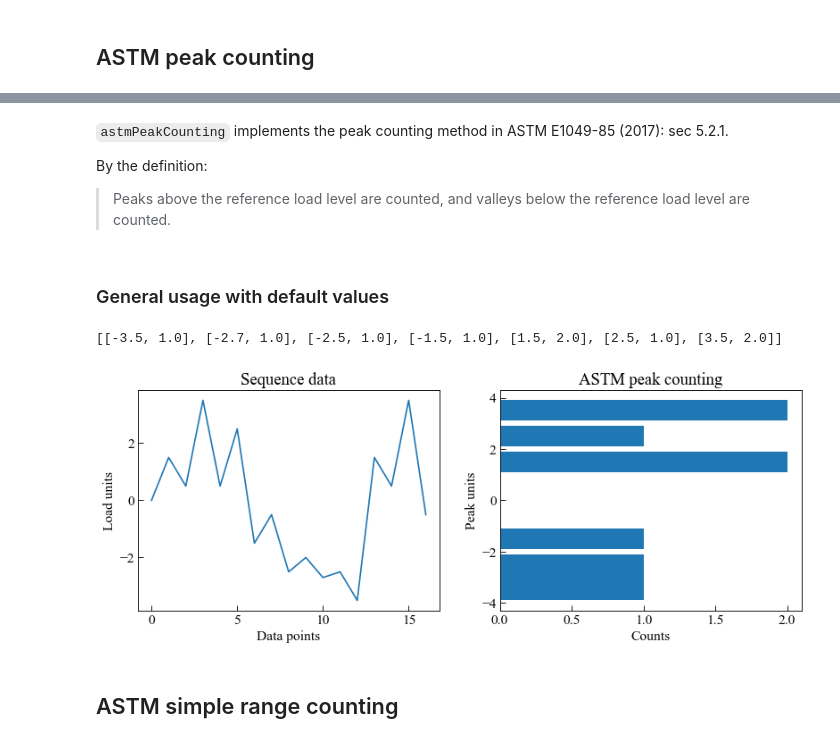
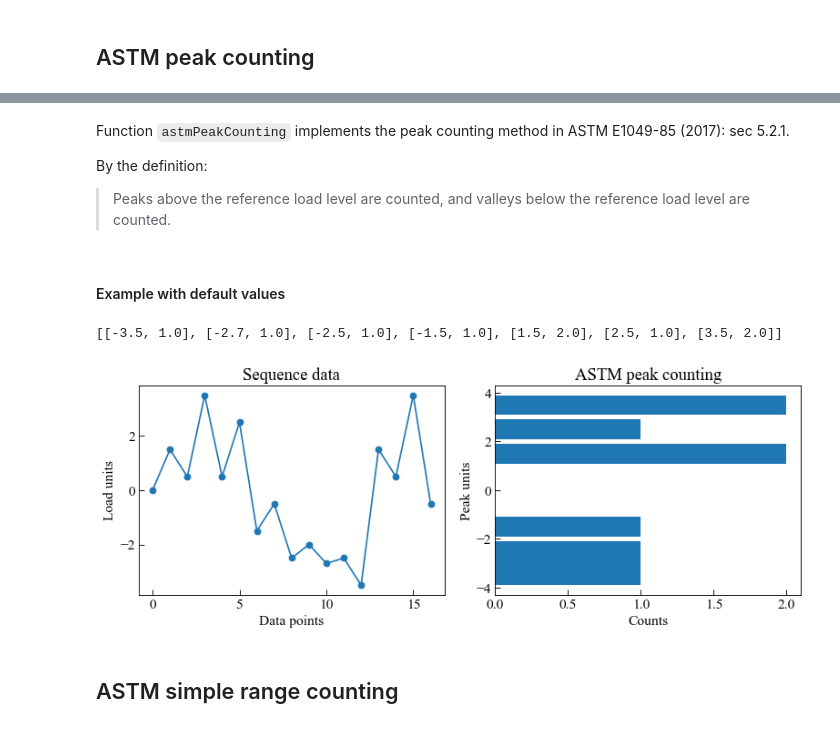
Before and after one commit to dpzhuX/ffpack, a Jupyter notebook: docs/source/cycle counting methods.ipynb, the cells around one changed output, grey strips where cells are left out. Cells and saved outputs as stored; diff of their text form; code cells hidden in the pictures.

```diff
--- a/docs/source/cycle counting methods.ipynb
+++ b/docs/source/cycle counting methods.ipynb
@@ -63,43 +95,44 @@ plt.show()
 # %% [markdown]
-`astmPeakCounting` implements the peak counting method in ASTM E1049-85 (2017): sec 5.2.1.
+Function `astmPeakCounting` implements the peak counting method in ASTM E1049-85 (2017): sec 5.2.1.
 
 By the definition:
 
 > Peaks above the reference load level are counted, and valleys below the reference load level are counted.
 # %% [markdown]
-### General usage with default values
+#### Example with default values
 # %%
 from ffpack.lcc import astmPeakCounting
 # %%
 astmPcSequenceData = [ 0.0, 1.5, 0.5, 3.5, 0.5, 2.5, -1.5, -0.5, -2.5,
                        -2.0, -2.7, -2.5, -3.5, 1.5, 0.5, 3.5, -0.5 ]
 
-astmPcData = astmPeakCounting( astmPcSequenceData )
+astmPcData = astmPeakCounting( astmPcSequenceData, refLevel=0.0 )
 # %%
 print( astmPcData )
 # %% [output]
 [[-3.5, 1.0], [-2.7, 1.0], [-2.5, 1.0], [-1.5, 1.0], [1.5, 2.0], [2.5, 1.0], [3.5, 2.0]]
 # %%
-fig, ( ax1, ax2 ) = plt.subplots( 1, 2, figsize=( 12, 4 ) )
+fig, ( ax1, ax2 ) = plt.subplots( 1, 2, figsize=( 10, 4 ) )
 
-ax1.plot( astmPcSequenceData )
+ax1.plot( astmPcSequenceData, "o-" )
 
 ax1.tick_params( axis='x', direction="in", length=5 )
 ax1.tick_params( axis='y', direction="in", length=5 )
 ax1.set_ylabel( "Load units" )
 ax1.set_xlabel( "Data points" )
 ax1.set_title( "Sequence data" )
 
 ax2.barh( np.array( astmPcData )[ :, 0 ], np.array( astmPcData )[ :, 1 ] )
 
 ax2.tick_params( axis='x', direction="in", length=5 )
 ax2.tick_params( axis='y', direction="in", length=5 )
 ax2.set_ylabel( "Peak units" )
 ax2.set_xlabel( "Counts" )
 ax2.set_title( "ASTM peak counting" )
 
+plt.tight_layout()
 plt.show()
 # %% [output]
-[figure, old version]
+[figure, new version]
 # %% [markdown]
 ## ASTM simple range counting
```
Also changed, not shown: parts of 19 cells of this notebook, 3 other files.
